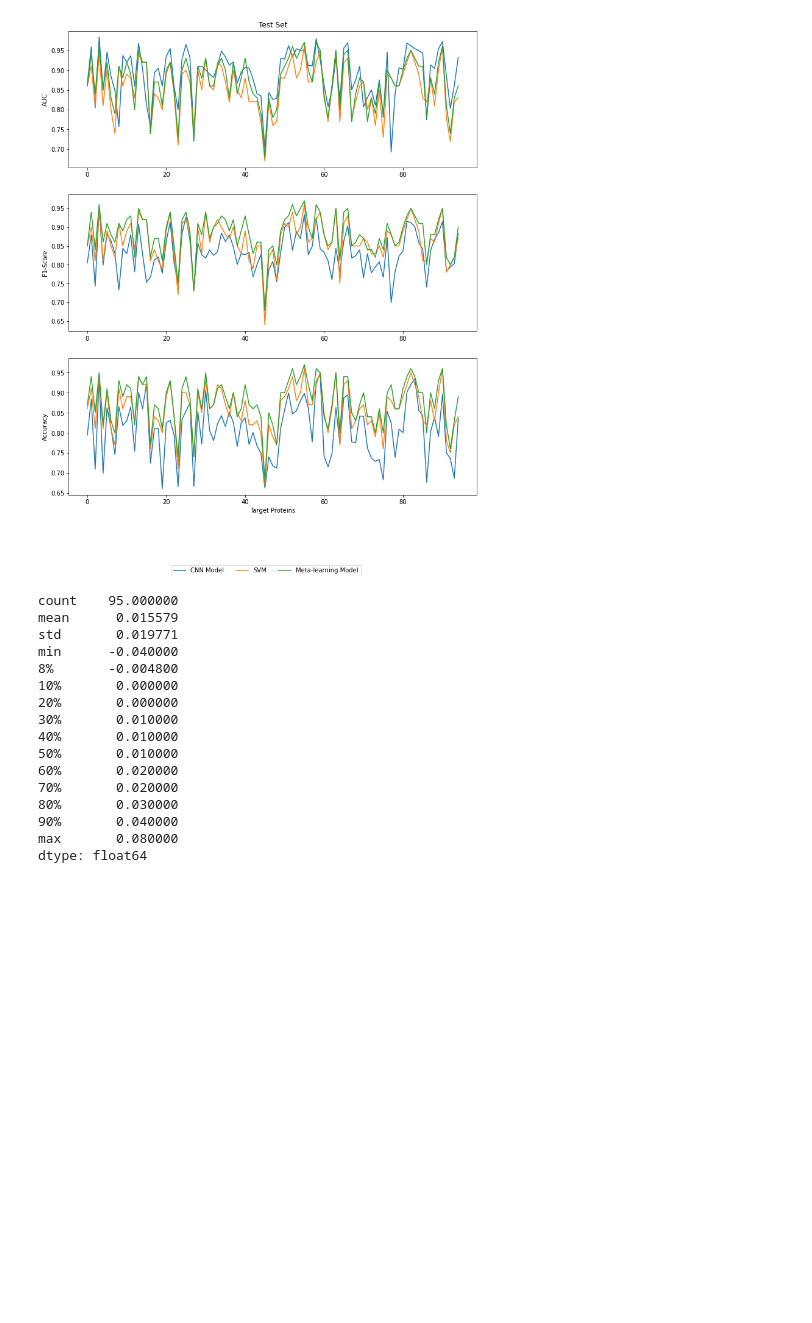
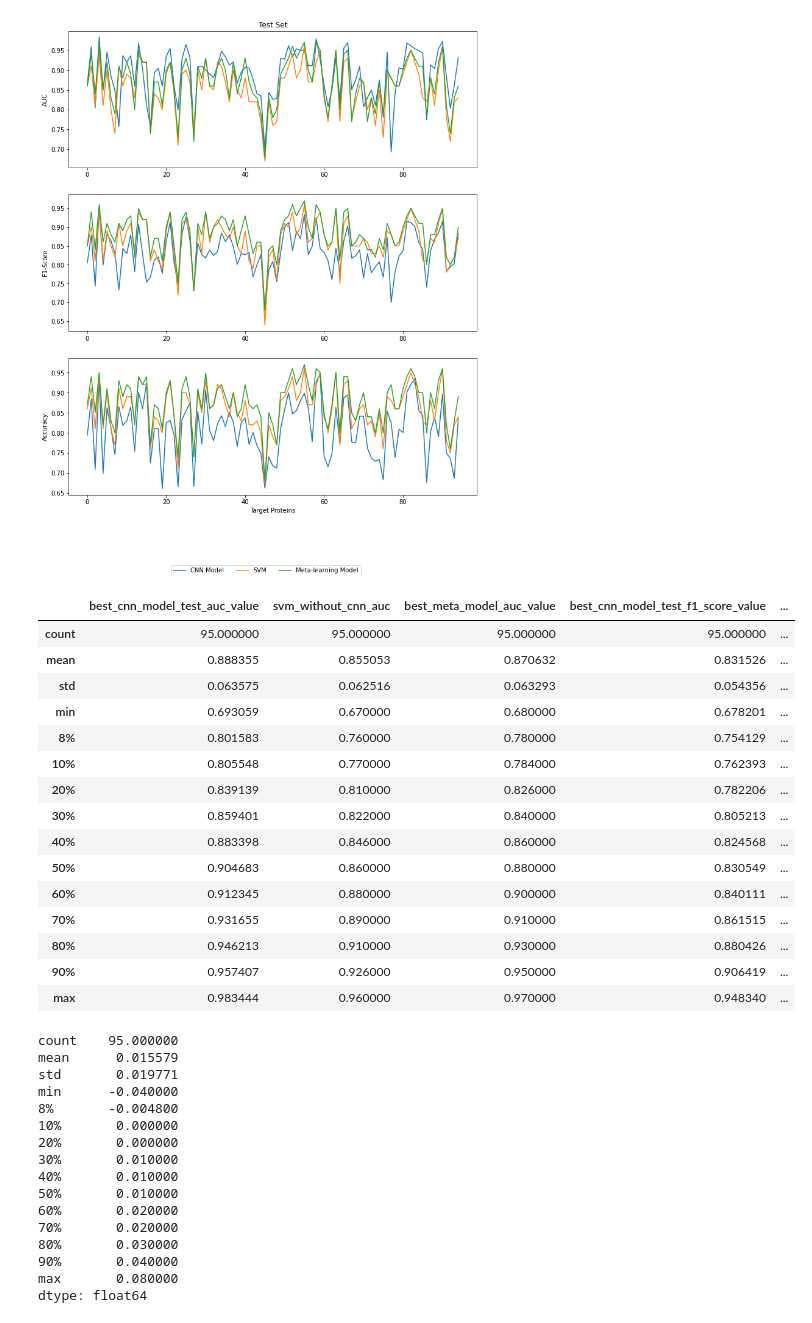
Before and after one commit to mkbond777/DTI-meta-learning, a Jupyter notebook: Result_analysis.ipynb, the cells around one changed output. Saved outputs shown, nothing was run; the diff lists cells and outputs as text; code cells hidden in the pictures; blank space fills up the shorter version.

```diff
--- a/Result_analysis.ipynb
+++ b/Result_analysis.ipynb
@@ -1147,6 +951,25 @@ fig.legend( ['CNN Model','SVM','Meta-learning Model'], loc = (0.3, 0), ncol=3 )
 # %% [output]
 <matplotlib.legend.Legend at 0x...>
 [figure]
+# %%
+full_final_df[['best_cnn_model_test_auc_value','svm_without_cnn_auc','best_meta_model_auc_value','best_cnn_model_test_f1_score_value','svm_without_cnn_f1_score','best_meta_model_f1_score_value','best_cnn_model_test_acc_value','svm_acc','best_meta_model_acc_value']].describe(percentiles=[.08,.1,.2,.3,.4,.5,.6,.7,.8,.9])
+# %% [output]
+|  | best_cnn_model_test_auc_value | svm_without_cnn_auc | best_meta_model_auc_value | best_cnn_model_test_f1_score_value | ... |
+| count | 95.000000 | 95.000000 | 95.000000 | 95.000000 | ... |
+| mean | 0.888355 | 0.855053 | 0.870632 | 0.831526 | ... |
+| std | 0.063575 | 0.062516 | 0.063293 | 0.054356 | ... |
+| min | 0.693059 | 0.670000 | 0.680000 | 0.678201 | ... |
+| 8% | 0.801583 | 0.760000 | 0.780000 | 0.754129 | ... |
+| 10% | 0.805548 | 0.770000 | 0.784000 | 0.762393 | ... |
+| 20% | 0.839139 | 0.810000 | 0.826000 | 0.782206 | ... |
+| 30% | 0.859401 | 0.822000 | 0.840000 | 0.805213 | ... |
+| 40% | 0.883398 | 0.846000 | 0.860000 | 0.824568 | ... |
+| 50% | 0.904683 | 0.860000 | 0.880000 | 0.830549 | ... |
+| 60% | 0.912345 | 0.880000 | 0.900000 | 0.840111 | ... |
+| 70% | 0.931655 | 0.890000 | 0.910000 | 0.861515 | ... |
+| 80% | 0.946213 | 0.910000 | 0.930000 | 0.880426 | ... |
+| 90% | 0.957407 | 0.926000 | 0.950000 | 0.906419 | ... |
+| max | 0.983444 | 0.960000 | 0.970000 | 0.948340 | ... |
 # %%
 (full_final_df['best_meta_model_auc_value']-full_final_df['svm_without_cnn_auc']).describe(percentiles=[.08,.1,.2,.3,.4,.5,.6,.7,.8,.9])
 # %% [output]
```
Also changed, not shown: parts of 48 cells of this notebook.
